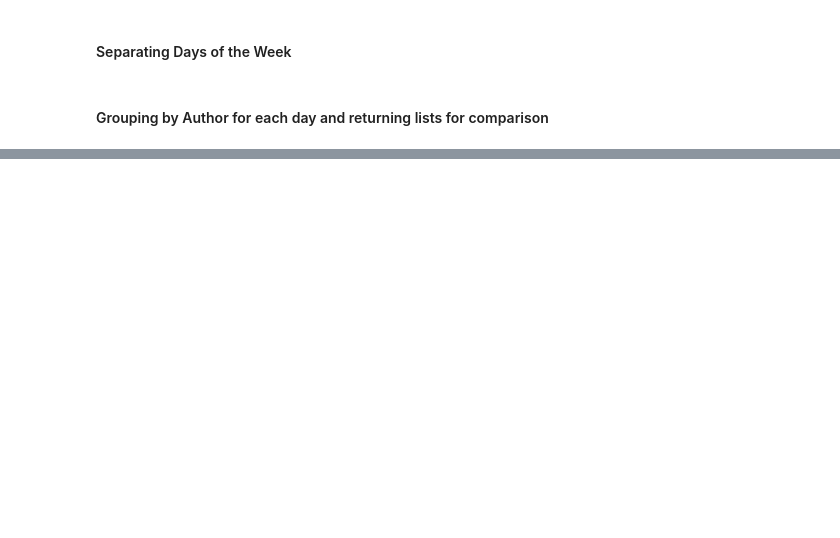
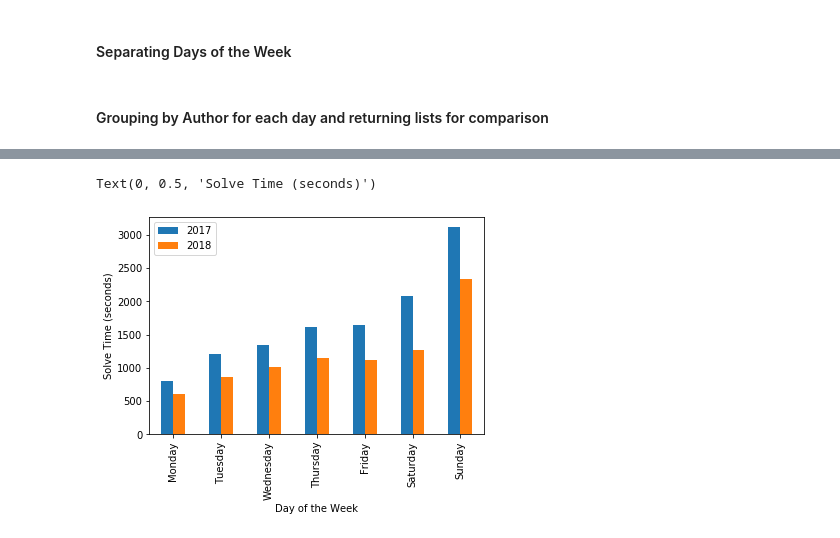
Before and after one commit to kejohnson1231/Crosswords, a Jupyter notebook: capstone_one_clean.ipynb, the cells around one changed output, grey strips where cells are left out. Drawn from its saved outputs; the diff is of its cells as text; code cells hidden in the pictures; blank space fills up the shorter version.

```diff
--- a/capstone_one_clean.ipynb
+++ b/capstone_one_clean.ipynb
@@ -147,0 +228,13 @@ set(sun_list) & set(mon_list) & set(tues_list) & set(wed_list) & set(thurs_list)
+# %%
+df17 = pd.read_csv('puzzle17.csv')
+df18 = pd.read_csv('puzzle18.csv')
+# %%
+solves_17 = df17.groupby('day').mean()
+solves_17 = solves_17.sort_values(by = 'solve_secs')
+
+solves_18 = df18.groupby('day').mean()
+solves_18 = solves_18.sort_values(by = 'solve_secs')
+# %%
+comp_17_18 = pd.concat([solves_17, solves_18], axis=1)
+comp_17_18.columns = ['2017', '2018']
+comp_17_18
@@ -147,0 +250,7 @@ set(sun_list) & set(mon_list) & set(tues_list) & set(wed_list) & set(thurs_list)
+# %%
+ax = comp_17_18.plot.bar()
+ax.set_xlabel("Day of the Week")
+ax.set_ylabel("Solve Time (seconds)")
+# %% [output]
+Text(0, 0.5, 'Solve Time (seconds)')
+[figure, added]
```
Also changed, not shown: parts of 17 cells of this notebook, 5 other files.
